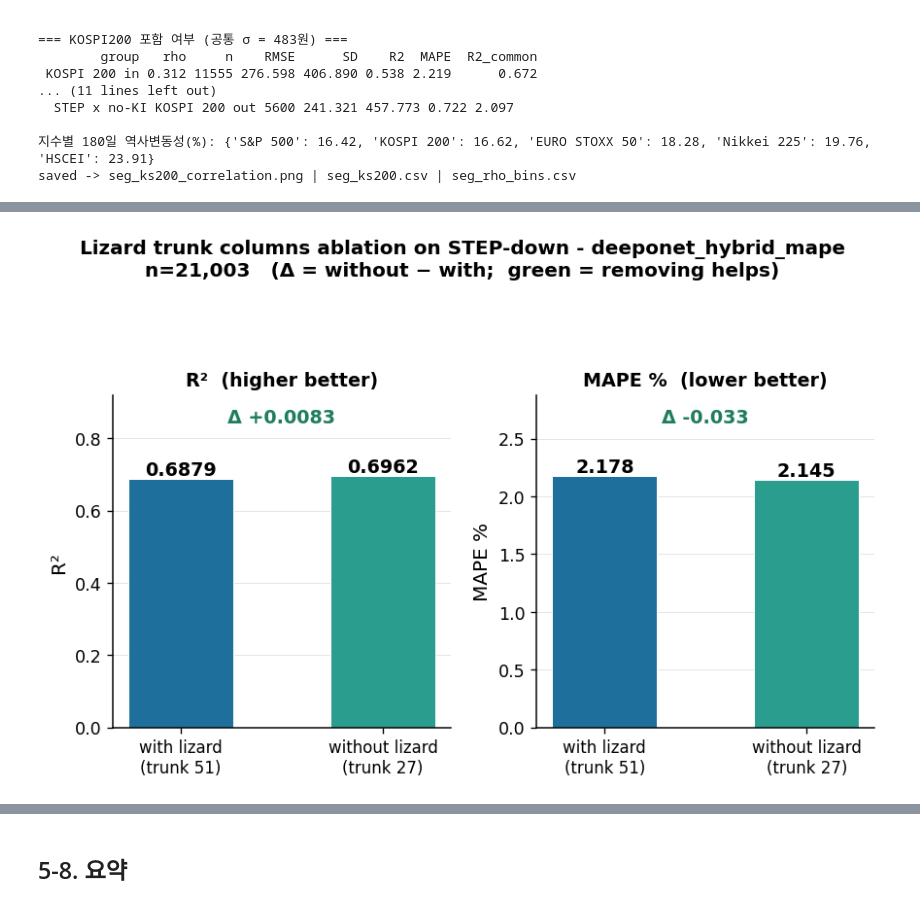
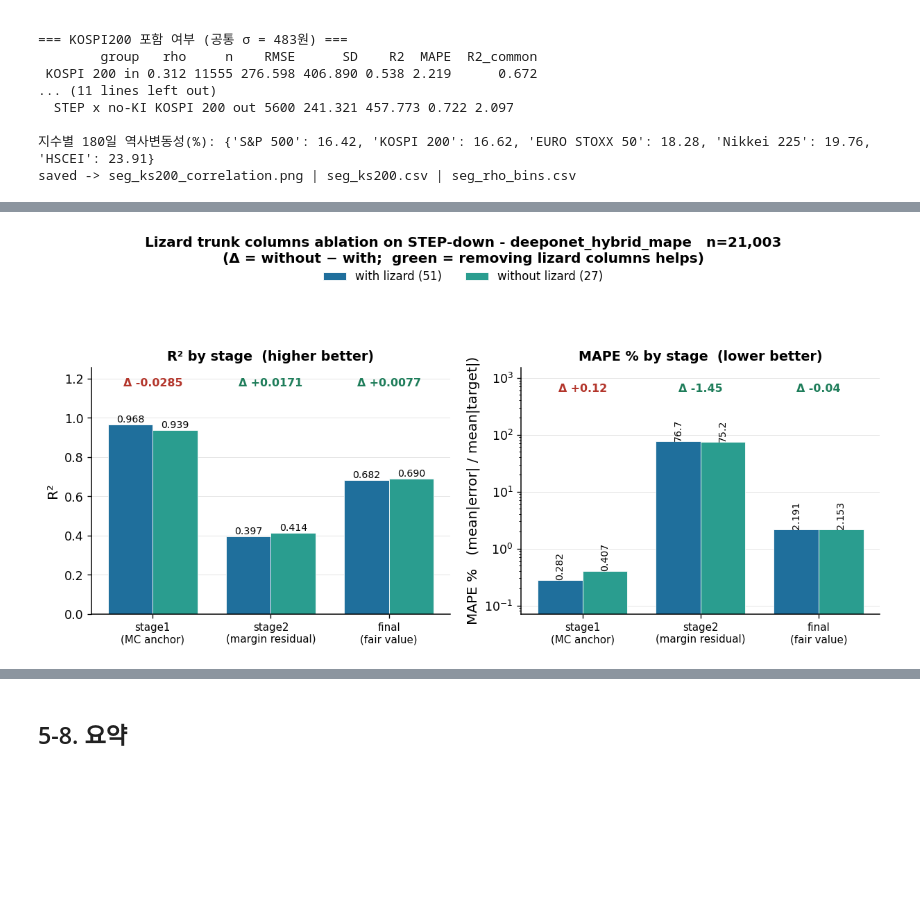
Before and after one commit to JUHWANKIM-ai/PI-DeepONet-ELS, a Jupyter notebook: 5_segment.ipynb, the cells around one changed output, grey strips where cells are left out. Saved outputs shown, nothing was run; the diff lists cells and outputs as text; code cells hidden in the pictures; blank space fills up the shorter version.

```diff
--- a/5_segment.ipynb
+++ b/5_segment.ipynb
@@ -503,6 +503,7 @@ HYB = [m for m in MODELS if "mc_pred" in preds[m].columns]      # 2단계 모델
 STAGES = [("stage1", "mc_true", "mc_pred", "MC anchor"),
           ("stage2", "resid_true", "resid_pred", "margin residual"),
           ("final", "y_true", "y_pred", "fair value")]
+STAGES_TP = [(s_[0], s_[1], s_[2]) for s_ in STAGES]     # (단계, 참값열, 예측열) — ablation 셀 재사용
 
 
 def _stage_metrics(sub):
@@ -1068,9 +1072,11 @@ stage-2 기본 잔차모델(`ml_resid`)은 ml 특성(BASE+REG+CAT)을 쓰고 `lz
 # %%
-# 그림 12: 리자드 24열 ablation — trunk 51열 vs 27열 (같은 시드 재학습, 약 1분)
+# 그림 12: 리자드 24열 ablation — STEP-down 전체, 단계별 R² · MAPE (같은 시드 재학습, 약 1분)
 FORCE_ABL = False                       # True 로 두면 CSV 가 있어도 다시 학습
 _ap = fm.stat("ablation_lizard_cols")
+_need = ["stage1_R2", "stage2_R2", "final_R2", "stage1_MAPE", "stage2_MAPE", "final_MAPE"]
+_stale = (not _ap.exists()) or any(c not in pd.read_csv(_ap, nrows=1).columns for c in _need)
 
-if FORCE_ABL or not _ap.exists():
+if FORCE_ABL or _stale:
     import time
     from module import data as _DA
     from module.pipeline import predict_hybrid
@@ -1097,11 +1103,15 @@ if FORCE_ABL or not _ap.exists():
         _p = _p.merge(_src, on="ITEM_CD", how="left")
         print(f"[{_arm}] trunk {D.CON.shape[1]}열 | {time.time()-_t:.0f}s")
         for _nm, _f in _SEG:
-            _s = _p[_f(_p)]; _e = (_s.y_pred - _s.y_true).values
-            _rows.append(dict(arm=_arm, seg=_nm, n=len(_s), R2=r2_score(_s.y_true, _s.y_pred),
-                              MAPE=float((np.abs(_e) / _s.y_true.values).mean() * 100),
-                              RMSE=float(np.sqrt((_e ** 2).mean()) * FACE),
-                              stage1_R2=r2_score(_s.mc_true, _s.mc_pred)))
+            _s = _p[_f(_p)]
+            _r = dict(arm=_arm, seg=_nm, n=len(_s))
+            for _sn, _tc, _pc in STAGES_TP:                       # 단계별 R²·MAPE (자기 타깃 분모)
+                _e = np.abs((_s[_pc] - _s[_tc]).values)
+                _r[f"{_sn}_R2"] = r2_score(_s[_tc], _s[_pc])
+                _r[f"{_sn}_MAPE"] = float(_e.mean() / _s[_tc].abs().mean() * 100)
+                _r[f"{_sn}_RMSE"] = float(np.sqrt((_e ** 2).mean()) * FACE)
+            _r["R2"], _r["MAPE"] = _r["final_R2"], _r["final_MAPE"]
+            _rows.append(_r)
     D.CON = _full
     D.DON = np.concatenate([D.CURVE, D.VC, D.CON], axis=1).astype("float32")
     pd.DataFrame(_rows).to_csv(_ap, index=False)
@@ -1111,44 +1121,61 @@ ARMS = ["with lizard (51)", "without lizard (27)"]
 SEG1 = "STEP (all)"                                   # 원래 분석 대상인 스텝다운 전체
 W = A[A.seg == SEG1].set_index("arm").reindex(ARMS)
 NN = int(W["n"].iloc[0])
+STG = [("stage1", "stage1 (MC anchor)"), ("stage2", "stage2 (margin residual)"),
+       ("final", "final (fair value)")]
 
-fig, ax = plt.subplots(1, 2, figsize=(_plot.SLIDE_W * 0.56, 4.9))
+fig, ax = plt.subplots(1, 2, figsize=(_plot.SLIDE_W * 0.78, 5.2))
 CA = ["#1f6f9c", "#2a9d8f"]
-x = np.arange(2)
-for a, col, ttl, ylab, fmt, good in (
-        (ax[0], "R2", "R²  (higher better)", "R²", "{:.4f}", +1),
-        (ax[1], "MAPE", "MAPE %  (lower better)", "MAPE %", "{:.3f}", -1)):
-    v = W[col].values
-    b = a.bar(x, v, 0.52, color=CA, edgecolor="white", linewidth=0.6)
-    for r, val in zip(b, v):
-        a.text(r.get_x() + r.get_width() / 2, val, fmt.format(val), ha="center", va="bottom",
-               fontsize=11.5, fontweight="bold")
-    d = v[1] - v[0]
-    a.set_ylim(0, v.max() * 1.32)
-    a.text(0.5, v.max() * 1.21, f"Δ {d:+.4f}" if col == "R2" else f"Δ {d:+.3f}",
-           ha="center", fontsize=11.5, fontweight="bold",
-           color="#1e7d5a" if d * good > 0 else "#b3352b")
-    a.set_xticks(x)
-    a.set_xticklabels(["with lizard\n(trunk 51)", "without lizard\n(trunk 27)"], fontsize=10)
+x = np.arange(len(STG)); w = 0.38
+
+for a, met, ttl, ylab, log, good in (
+        (ax[0], "R2", "R² by stage  (higher better)", "R²", False, +1),
+        (ax[1], "MAPE", "MAPE % by stage  (lower better)", "MAPE %   (mean|error| / mean|target|)", True, -1)):
+    V = np.array([[W.loc[arm, f"{s}_{met}"] for s, _ in STG] for arm in ARMS])
+    for j, arm in enumerate(ARMS):
+        b = a.bar(x + (j - 0.5) * w, V[j], w, label=arm, color=CA[j], edgecolor="white", linewidth=0.5)
+        for r, val in zip(b, V[j]):
+            a.text(r.get_x() + r.get_width() / 2, val,
+                   f"{val:.3f}" if val < 10 else f"{val:.1f}", ha="center", va="bottom",
+                   fontsize=8.5, rotation=90 if log else 0)
+    if log:
+        a.set_yscale("log"); a.set_ylim(V.min() / 4.0, V.max() * 20)
+        ytxt = V.max() * 7.5
+    else:
+        a.set_ylim(0, V.max() * 1.30); ytxt = V.max() * 1.20
+    for i in range(len(STG)):
+        d = V[1, i] - V[0, i]
+        a.text(x[i], ytxt, f"Δ {d:+.4f}" if met == "R2" else f"Δ {d:+.2f}",
+               ha="center", fontsize=9.5, fontweight="bold",
+               color="#1e7d5a" if d * good > 0 else "#b3352b")
+    a.set_xticks(x); a.set_xticklabels([lab.replace(" (", "\n(") for _, lab in STG], fontsize=9)
     a.set_ylabel(ylab); a.set_title(ttl, fontsize=11.5)
     a.grid(axis="y", color="#cccccc", lw=0.6, alpha=0.5)
-fig.suptitle(f"Lizard trunk columns ablation on STEP-down - {STAGE_MODEL}\n"
-             f"n={NN:,}   (Δ = without − with;  green = removing helps)",
+
+h, l = ax[0].get_legend_handles_labels()
+fig.legend(h, l, loc="upper center", ncol=2, bbox_to_anchor=(0.5, 0.925), fontsize=10, frameon=False)
+fig.suptitle(f"Lizard trunk columns ablation on STEP-down - {STAGE_MODEL}   n={NN:,}"
+             "\n(Δ = without − with;  green = removing lizard columns helps)",
              fontsize=12, fontweight="bold")
-fig.tight_layout(rect=(0, 0, 1, 0.90))
+fig.tight_layout(rect=(0, 0, 1, 0.86))
 fig.savefig(fm.image("ablation_lizard_cols"), dpi=400, bbox_inches="tight", transparent=True)
 plt.show()
 
 print(f"=== 리자드 24열 ablation — 그림은 {SEG1} (Δ = without − with) ===")
 _W0 = A[A.arm == ARMS[0]].set_index("seg"); _W1 = A[A.arm == ARMS[1]].set_index("seg")
 _SEGS = [g for g in ["STEP x KI", "STEP x no-KI", "STEP (all)", "LIZARD (all)", "ALL"] if g in _W0.index]
-T2 = pd.DataFrame({"n": _W0.loc[_SEGS, "n"].astype(int),
-                   "R2_with": _W0.loc[_SEGS, "R2"], "R2_without": _W1.loc[_SEGS, "R2"],
-                   "R2_Δ": _W1.loc[_SEGS, "R2"] - _W0.loc[_SEGS, "R2"],
-                   "MAPE_with": _W0.loc[_SEGS, "MAPE"], "MAPE_without": _W1.loc[_SEGS, "MAPE"],
-                   "MAPE_Δ": _W1.loc[_SEGS, "MAPE"] - _W0.loc[_SEGS, "MAPE"],
-                   "stage1R2_with": _W0.loc[_SEGS, "stage1_R2"],
-                   "stage1R2_without": _W1.loc[_SEGS, "stage1_R2"]})
+cols = {"n": _W0.loc[_SEGS, "n"].astype(int)}
+for s, _ in STG:
+    cols[f"{s}R2_with"] = _W0.loc[_SEGS, f"{s}_R2"]
+    cols[f"{s}R2_without"] = _W1.loc[_SEGS, f"{s}_R2"]
+    cols[f"{s}R2_Δ"] = _W1.loc[_SEGS, f"{s}_R2"] - _W0.loc[_SEGS, f"{s}_R2"]
+T2 = pd.DataFrame(cols)
 print(T2.round(4).to_string())
+cols = {"n": _W0.loc[_SEGS, "n"].astype(int)}
+for s, _ in STG:
+    cols[f"{s}MAPE_with"] = _W0.loc[_SEGS, f"{s}_MAPE"]
+    cols[f"{s}MAPE_without"] = _W1.loc[_SEGS, f"{s}_MAPE"]
+    cols[f"{s}MAPE_Δ"] = _W1.loc[_SEGS, f"{s}_MAPE"] - _W0.loc[_SEGS, f"{s}_MAPE"]
+print(pd.DataFrame(cols).round(3).to_string())
 print("\nsaved ->", fm.image("ablation_lizard_cols").name, "|", _ap.name)
 # %% [output]
@@ -1155 +1184 @@ print("\nsaved ->", fm.image("ablation_lizard_cols").name, "|", _ap.name)
-[figure, old version]
+[figure, new version]
```
Also changed, not shown: parts of 2 cells of this notebook, 1 other file.
